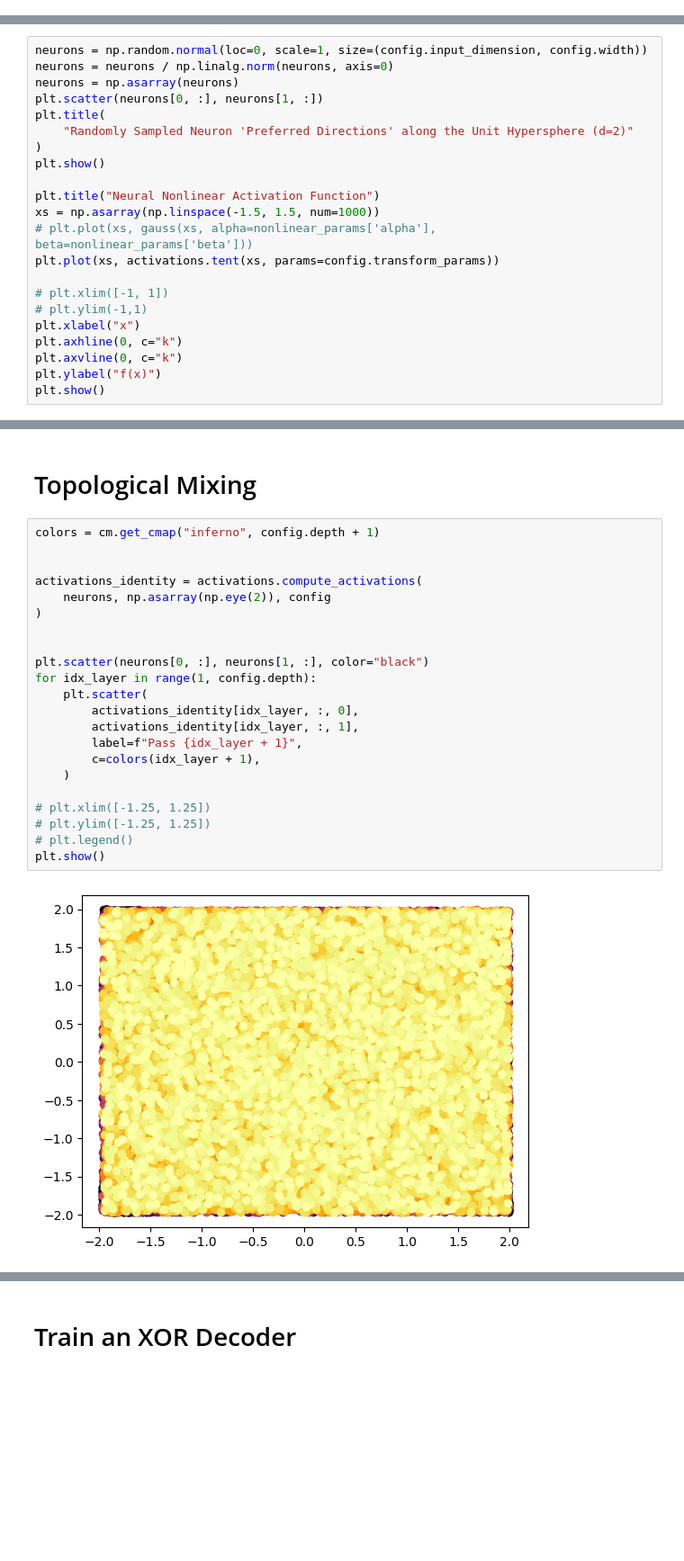
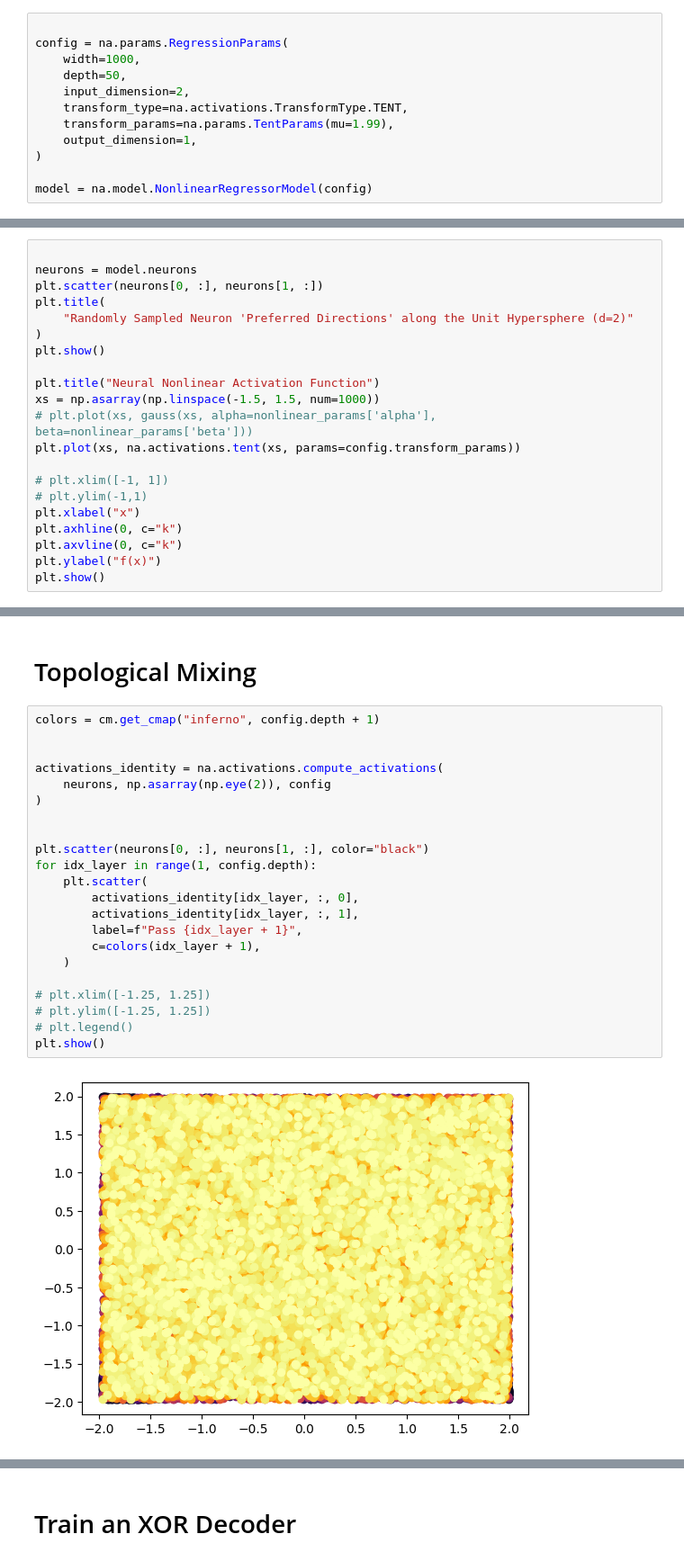
Before and after one commit to Fritz17236/untitled, a Jupyter notebook: xor.ipynb, the cells around one changed output, grey strips where cells are left out. Shown: that part at 90% size. Drawn from its saved outputs; the diff is of its cells as text; blank space fills up the shorter version.

```diff
--- a/xor.ipynb
+++ b/xor.ipynb
@@ -63,9 +40,20 @@ def xor(x: NDArray) -> int:
+# %%
+
+config = na.params.RegressionParams(
+    width=1000,
+    depth=50,
+    input_dimension=2,
+    transform_type=na.activations.TransformType.TENT,
+    transform_params=na.params.TentParams(mu=1.99),
+    output_dimension=1,
+)
+
+model = na.model.NonlinearRegressorModel(config)
 # %% [markdown]
 # Neuron Preferred Directions
 # %%
-neurons = np.random.normal(loc=0, scale=1, size=(config.input_dimension, config.width))
-neurons = neurons / np.linalg.norm(neurons, axis=0)
-neurons = np.asarray(neurons)
+
+neurons = model.neurons
 plt.scatter(neurons[0, :], neurons[1, :])
 plt.title(
     "Randomly Sampled Neuron 'Preferred Directions' along the Unit Hypersphere (d=2)"
@@ -75,7 +63,7 @@ plt.show()
 plt.title("Neural Nonlinear Activation Function")
 xs = np.asarray(np.linspace(-1.5, 1.5, num=1000))
 # plt.plot(xs, gauss(xs, alpha=nonlinear_params['alpha'], beta=nonlinear_params['beta']))
-plt.plot(xs, activations.tent(xs, params=config.transform_params))
+plt.plot(xs, na.activations.tent(xs, params=config.transform_params))
 
 # plt.xlim([-1, 1])
 # plt.ylim(-1,1)
@@ -92,24 +80,24 @@ plt.show()
 # %%
 colors = cm.get_cmap("inferno", config.depth + 1)
 
 
-activations_identity = activations.compute_activations(
+activations_identity = na.activations.compute_activations(
     neurons, np.asarray(np.eye(2)), config
 )
 
 
 plt.scatter(neurons[0, :], neurons[1, :], color="black")
 for idx_layer in range(1, config.depth):
     plt.scatter(
         activations_identity[idx_layer, :, 0],
         activations_identity[idx_layer, :, 1],
         label=f"Pass {idx_layer + 1}",
         c=colors(idx_layer + 1),
     )
 
 # plt.xlim([-1.25, 1.25])
 # plt.ylim([-1.25, 1.25])
 # plt.legend()
 plt.show()
 # %% [output]
-[figure, old version]
+[figure, new version]
```
Also changed, not shown: parts of 12 cells of this notebook, 2 other files.
